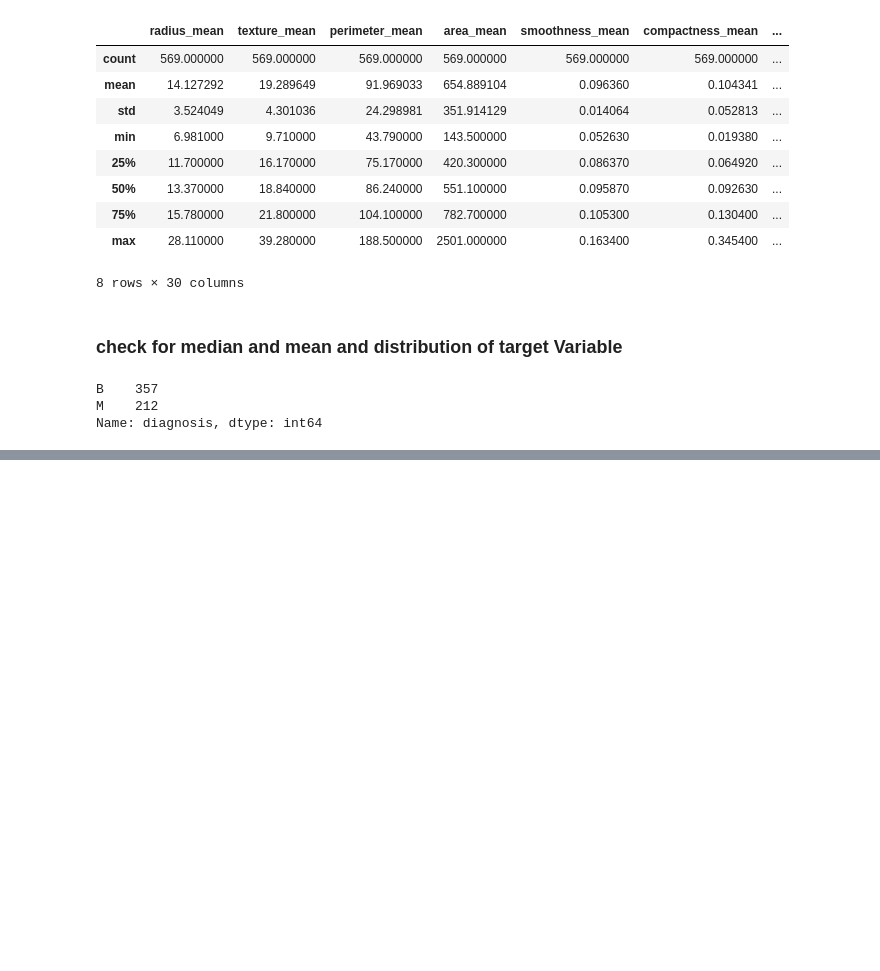
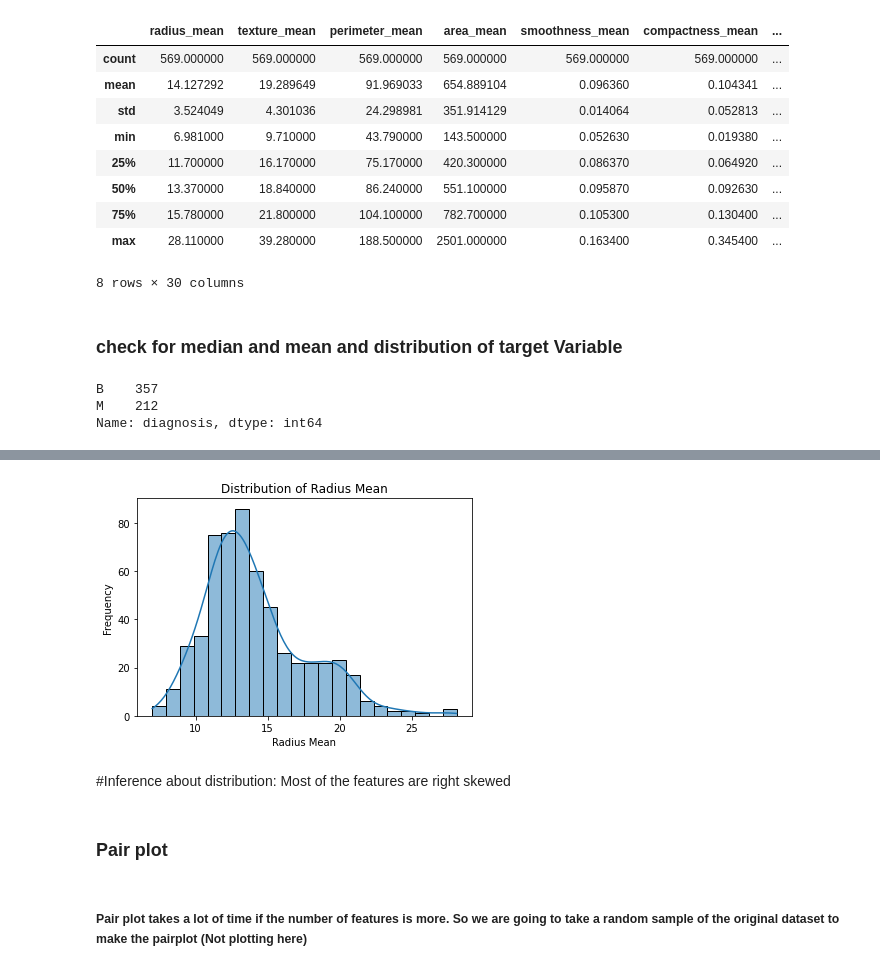
Before and after one commit to rubeshnpl13/Breast-Cancer-Classification-with-Neural-Network, a Jupyter notebook: Breast Cancer Classification with Neural Network.ipynb, the cells around one changed output, grey strips where cells are left out. Saved outputs shown, nothing was run; the diff lists cells and outputs as text; code cells hidden in the pictures; blank space fills up the shorter version.

```diff
--- a/Breast Cancer Classification with Neural Network.ipynb
+++ b/Breast Cancer Classification with Neural Network.ipynb
@@ -117,0 +200,14 @@ breast_cancer_data.drop(columns='diagnosis', axis=1, inplace=True)
+# %%
+sns.histplot(data=breast_cancer_data, x="radius_mean", kde=True)
+plt.title("Distribution of Radius Mean")
+plt.xlabel("Radius Mean")
+plt.ylabel("Frequency")
+plt.show()
+# %% [output]
+[figure, added]
+# %% [markdown]
+#Inference about distribution: Most of the features are right skewed
+# %% [markdown]
+### Pair plot
+# %% [markdown]
+##### Pair plot takes a lot of time if the number of features is more. So we are going to take a random sample of the original dataset to make the pairplot (Not plotting here)
```
Also changed, not shown: parts of 18 cells of this notebook, 1 other file.
